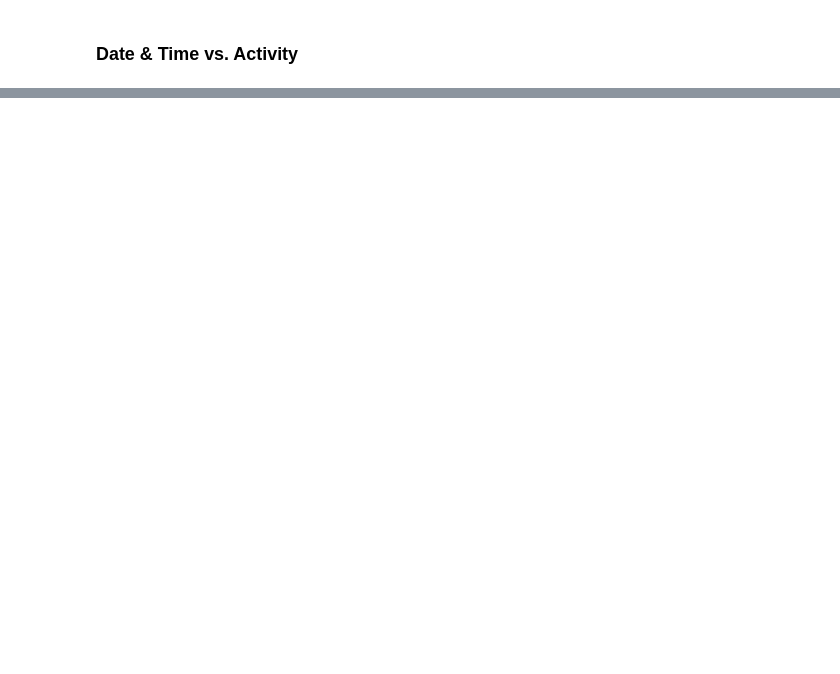
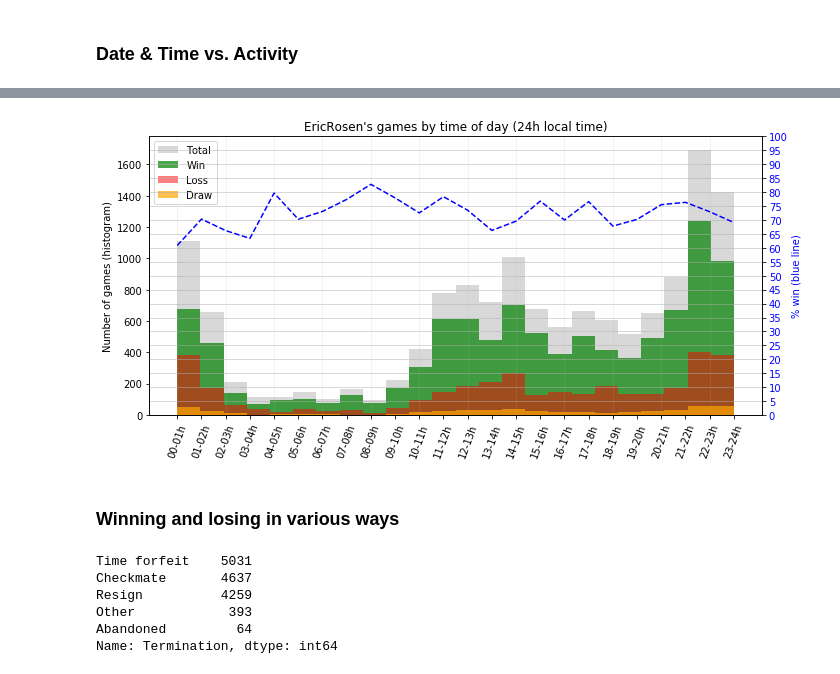
Before and after one commit to tvdhout/RosenChessData, a Jupyter notebook: Fun.ipynb, the cells around one changed output, grey strips where cells are left out. Saved outputs shown, nothing was run; the diff lists cells and outputs as text; code cells hidden in the pictures; blank space fills up the shorter version.

```diff
--- a/Fun.ipynb
+++ b/Fun.ipynb
@@ -204,0 +269,48 @@ plt.title('Nr. of games by time of day (24h CST time)');
+# %%
+fig, ax = plt.subplots(figsize=(10,5))
+
+wins_hours = d[d.Outcome=='Win']
+loss_hours = d[d.Outcome=='Loss']
+draw_hours = d[d.Outcome=='Draw']
+
+d.LocalHour.hist(bins=24, grid=False, color='gray', alpha=.3, ax=ax, label="Total")
+if len(loss_hours)<len(wins_hours):
+    wins_hours.LocalHour.hist(bins=24, grid=False, color='g', alpha=.7, ax=ax, label="Win")
+    loss_hours.LocalHour.hist(bins=24, grid=False, color='r', alpha=.5, ax=ax, label="Loss")
+else:
+    loss_hours.LocalHour.hist(bins=24, grid=False, color='r', alpha=.5, ax=ax, label='Loss')
+    wins_hours.LocalHour.hist(bins=24, grid=False, color='g', alpha=.7, ax=ax, label='Win')
+draw_hours.LocalHour.hist(bins=24, grid=False, color='orange', alpha=.7, ax=ax, label="Draw");
+
+ax2 = ax.twinx()
+percentage_wins = [len(wins_hours[wins_hours.LocalHour==hour])/(len(d[(d.LocalHour==hour)])+e)*100 \
+                   for hour in range(24)]
+ax2.plot(percentage_wins, 'b--')
+ax2.set_ylabel('% win (blue line)', color='blue')
+ax2.tick_params(axis='y', labelcolor='blue')
+plt.sca(ax2)
+plt.yticks(range(0,101,5))
+
+plt.grid(axis='y', alpha=.6)
+plt.title('{}\'s games by time of day (24h local time)'.format(name));
+plt.sca(ax)
+plt.ylabel("Number of games (histogram)")
+plt.xticks(range(24), map(lambda x: str.format('{:02}-{:02}h',x,x+1), range(24)), rotation='70')
+ax.set_xticks(range(0,24,2), minor=True)
+plt.grid(which='minor', alpha=.2)
+plt.legend()
+fig.tight_layout()
+plt.show()
+# %% [output]
+[figure, added]
+# %% [markdown]
+### Winning and losing in various ways
+# %%
+d.Termination.value_counts()
+# %% [output]
+Time forfeit    5031
+Checkmate       4637
+Resign          4259
+Other            393
+Abandoned         64
+Name: Termination, dtype: int64
```
Also changed, not shown: parts of 29 cells of this notebook.
